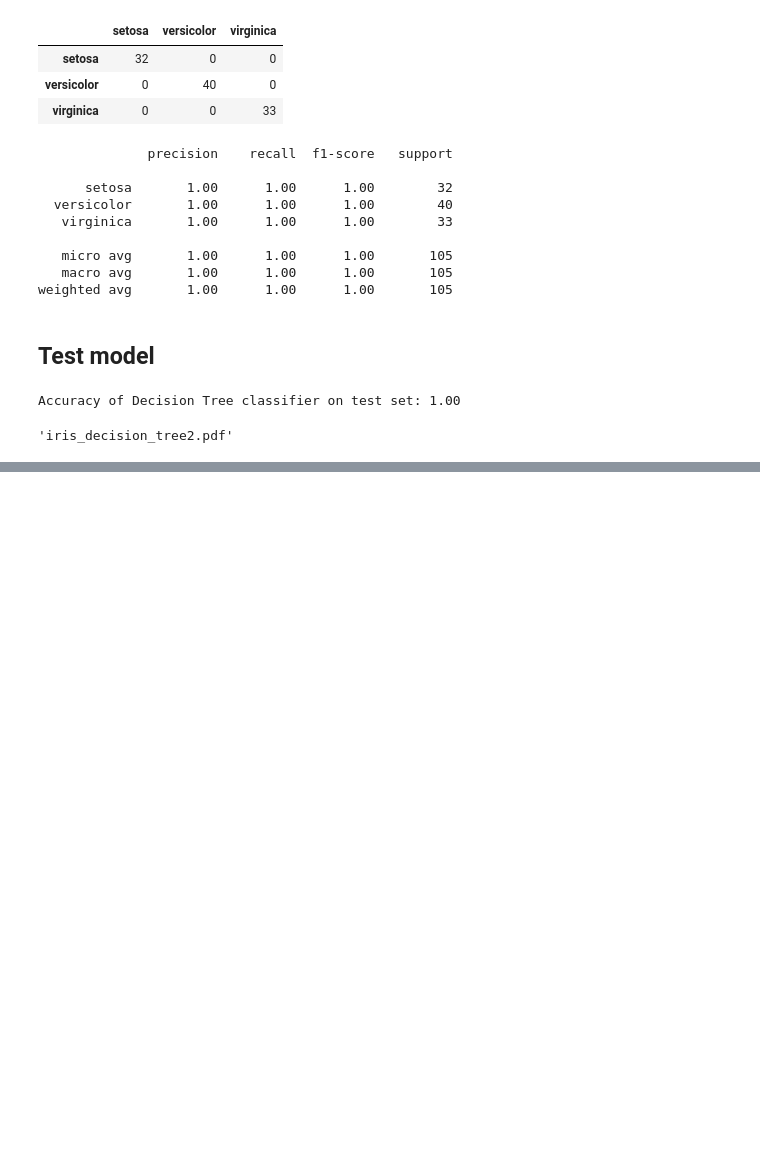
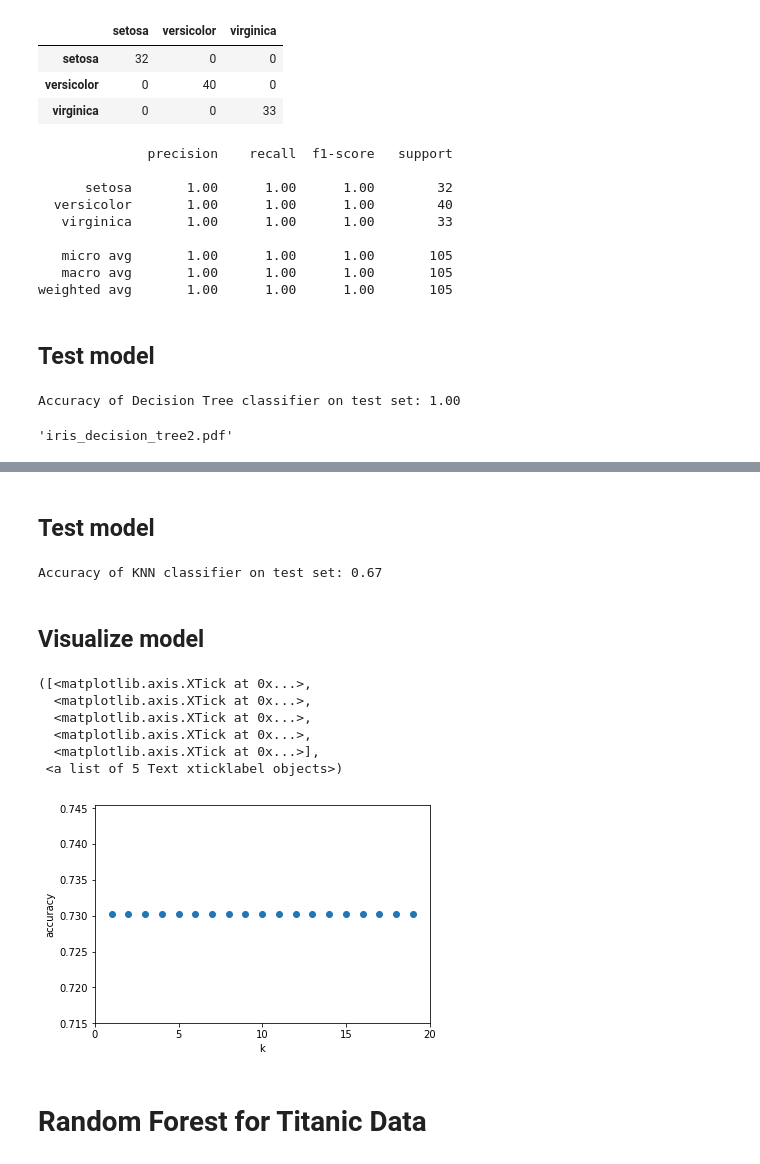
Before and after one commit to NicoleGarza/ds-methodologies-exercises, a Jupyter notebook: classification/model.ipynb, the cells around one changed output, grey strips where cells are left out. Cells and saved outputs as stored; diff of their text form; code cells hidden in the pictures; blank space fills up the shorter version.

```diff
--- a/classification/model.ipynb
+++ b/classification/model.ipynb
@@ -463,0 +751,7 @@ graph.render('iris_decision_tree2', view=True)
+# %%
+X = df.drop(['species'], axis= 1)
+y = df[['species']]
+
+X_train, X_test, y_train, y_test = train_test_split(X, y, test_size=.30, random_state=123)
+
+X_train.head()
@@ -463,0 +767,5 @@ graph.render('iris_decision_tree2', view=True)
+# %%
+# Create KNN object
+knn_fit = KNeighborsClassifier(n_neighbors=5, weights='uniform')
+# %%
+knn_fit.fit(X_train, y_train)
@@ -463,0 +810,33 @@ graph.render('iris_decision_tree2', view=True)
+# %% [markdown]
+## Test model
+# %%
+# Compute the accuracy of the model when run on the test data
+print('Accuracy of KNN classifier on test set: {:.2f}'
+     .format(knn_fit.score(X_test, y_test)))
+# %% [output]
+Accuracy of KNN classifier on test set: 0.67
+# %% [markdown]
+## Visualize model
+# %%
+import matplotlib.pyplot as plt
+k_range = range(1, 20)
+scores = []
+for k in k_range:
+    knn_fit = KNeighborsClassifier(n_neighbors = k)
+    knn_fit.fit(X_train, y_train)
+    scores.append(knn.score(X_test, y_test))
+plt.figure()
+plt.xlabel('k')
+plt.ylabel('accuracy')
+plt.scatter(k_range, scores)
+plt.xticks([0,5,10,15,20])
+# %% [output]
+([<matplotlib.axis.XTick at 0x...>,
+  <matplotlib.axis.XTick at 0x...>,
+  <matplotlib.axis.XTick at 0x...>,
+  <matplotlib.axis.XTick at 0x...>,
+  <matplotlib.axis.XTick at 0x...>],
+ <a list of 5 Text xticklabel objects>)
+[figure, added]
+# %% [markdown]
+# Random Forest for Titanic Data
```
Also changed, not shown: parts of 70 cells of this notebook, 2 other files.
